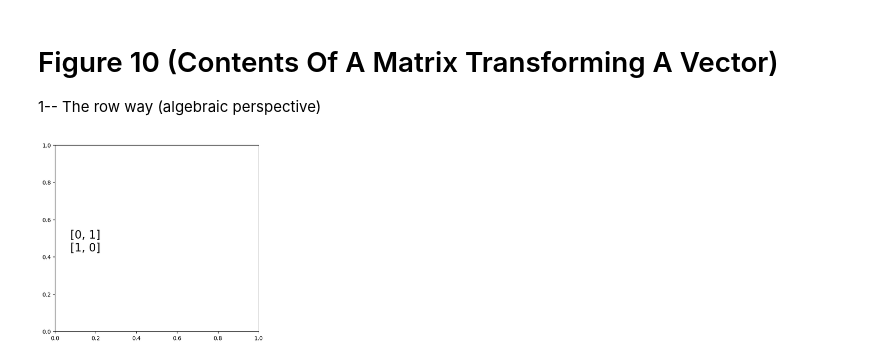
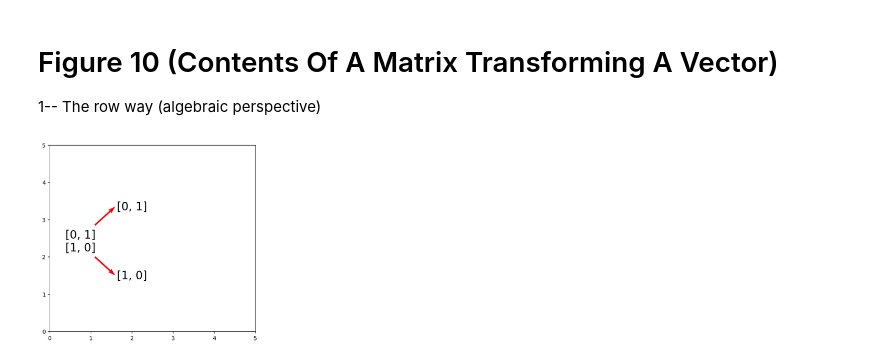
Before and after one commit to Keoni808/Visuals, a Jupyter notebook: Linear_Transformations_(Figures).ipynb, the cells around one changed output. Drawn from its saved outputs; the diff is of its cells as text; code cells hidden in the pictures.

Commit message:
Created new method for figure 10 (Contents Of A Matrix Transforming A Vector)

```diff
--- a/Linear_Transformations_(Figures).ipynb
+++ b/Linear_Transformations_(Figures).ipynb
@@ -699,28 +699,48 @@ fig.savefig('PreservesScalarMultiplication.png')
 # Figure 10 (Contents Of A Matrix Transforming A Vector)
 1-- The row way (algebraic perspective)
 # %%
-def text_plot(ax, plot_location, texts, text_locations, num_texts):
+def draw_and_text_plot(ax, plot_location, xy_lim, texts, text_locations, text_fonts, num_texts, origin, vectors, num_vectors):
   ax = fig.add_subplot(plot_rows, plot_cols, plot_location)
+
+  # texts
   for i in range(num_texts):
     text = texts[i]
     text_location = text_locations[i]
     ax.annotate(text, xy=text_location, xycoords='data', textcoords='offset points',
-             xytext=(0, 10), ha='center', fontsize=20, color='black')
-  # ax.axis('off')
+             xytext=(0, 10), ha='center', fontsize=text_fonts[i], color='black')
+
+  # plots
+  for i in range(num_vectors):
+    ax.quiver(*origin[i], *vectors[i], color=['r'], scale=1, scale_units='xy', angles='xy')
+
+  ax.set_xlim(xy_lim)
+  ax.set_ylim(xy_lim)
 # %%
 plot_rows = 1
 plot_cols = 20
-xy_lim = [-1, 5]
+xy_lim = [0, 5]
 
 # Create figure size before
 fig, ax = plt.subplots(plot_rows, plot_cols, figsize=(20, 5), constrained_layout=True)
 
 for i in range(plot_cols):
   ax[i].axis('off')
 
+# text variables
 text_linear_transformation_matrix = f'[0, 1]\n[1, 0]'
-text_plot(ax, (1, 5),
-         [text_linear_transformation_matrix],
-          [(0.15, 0.4)], 1)
+text_top_row_vector = f'[0, 1]'
+text_bottom_row_vector = f'[1, 0]'
+text_location = [(.75, 2), (2, 3.1), (2, 1.25)]
+text_fonts = [20, 20, 20]
+num_texts = 3
+
+# plot variables
+origin = [[1.10, 2.85], [1.10, 2.0]]
+vectors = [[.5, .5], [.5, -.5]]
+num_vectors = len(vectors)
+
+draw_and_text_plot(ax, (1, 5), xy_lim,
+                  [text_linear_transformation_matrix, text_top_row_vector, text_bottom_row_vector], text_location, text_fonts, num_texts,
+                   origin, vectors, num_vectors)
 # %% [output]
-[figure, old version]
+[figure, new version]
```
